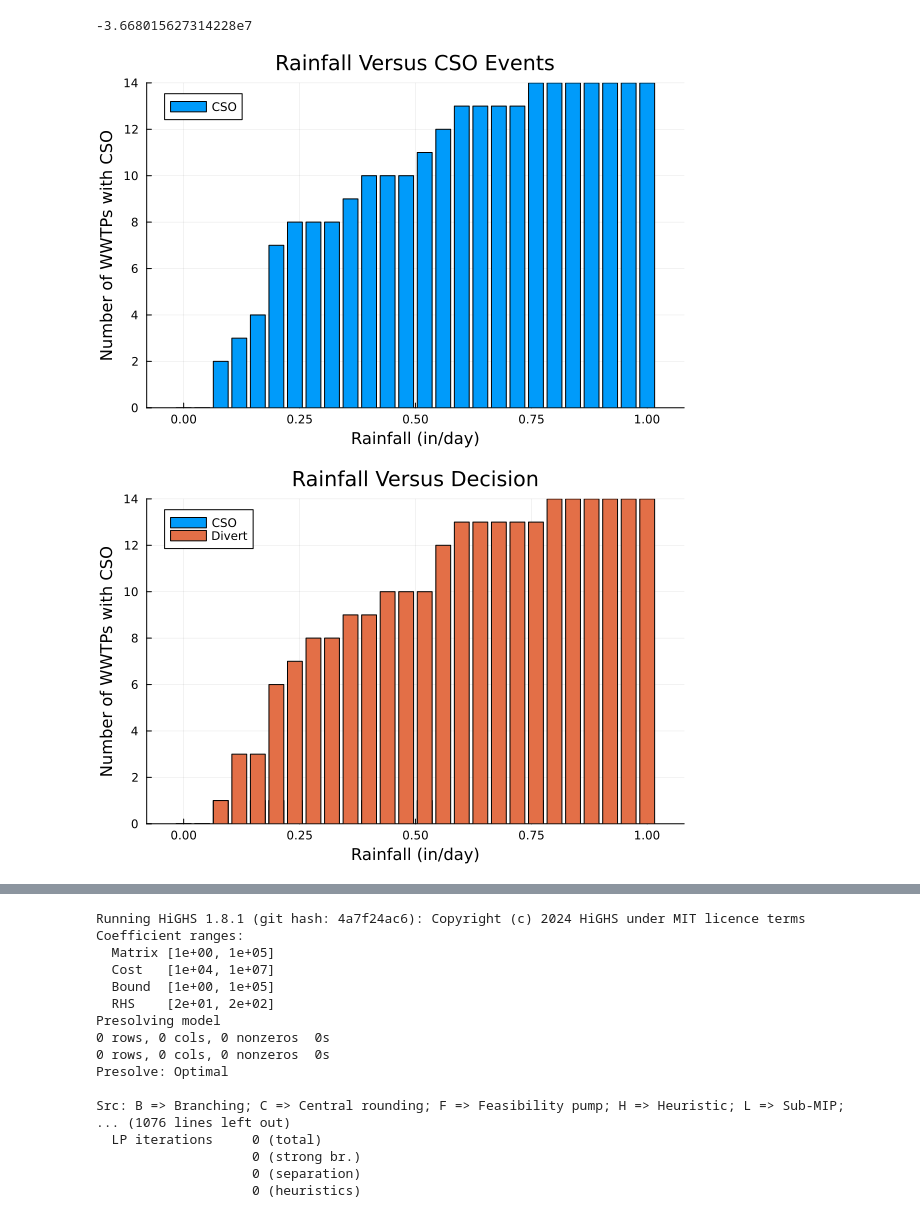
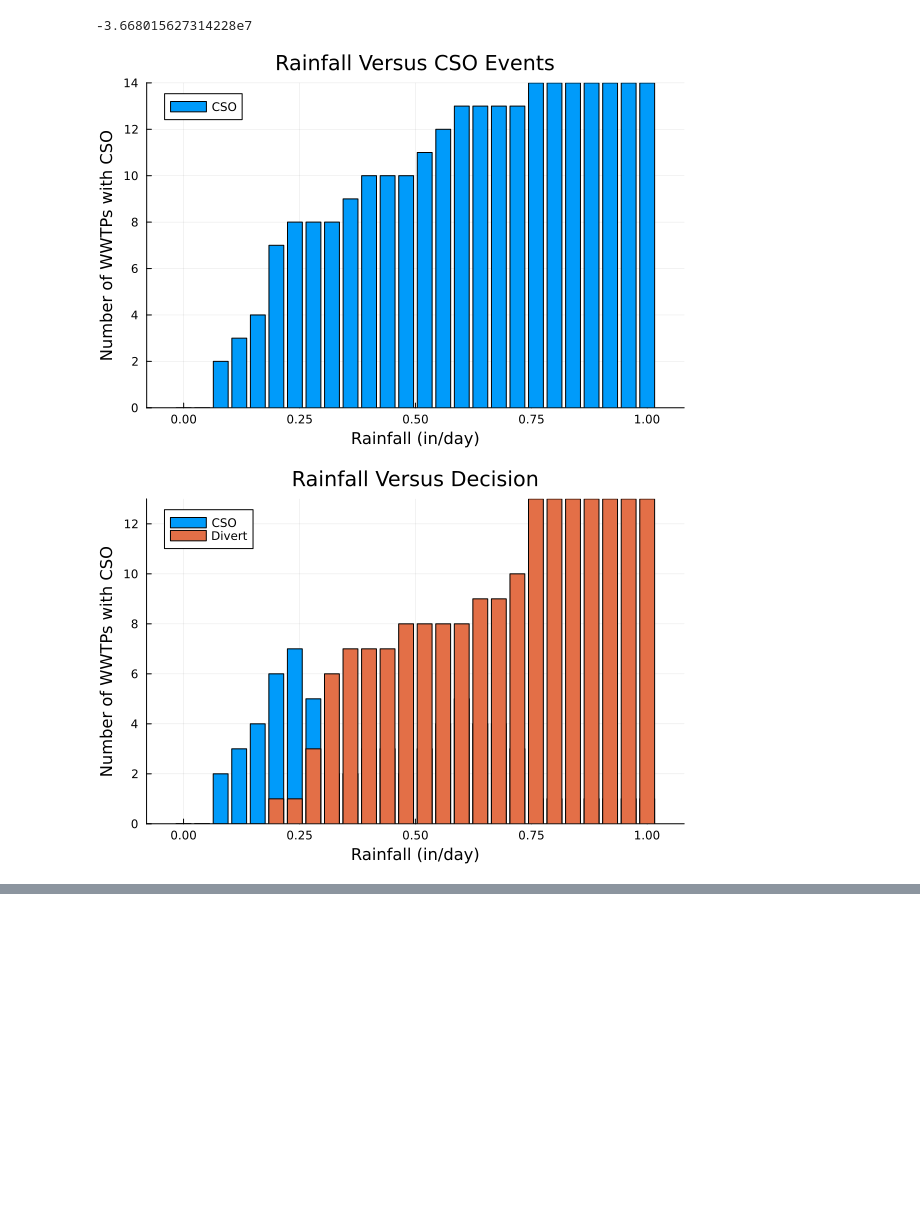
Before and after one commit to jiamingy5/4750project, a Jupyter notebook: BEE 4750 Final.ipynb, the cells around one changed output, grey strips where cells are left out. Drawn from its saved outputs; the diff is of its cells as text; code cells hidden in the pictures; blank space fills up the shorter version.

Commit message:
new cso cost

```diff
--- a/BEE 4750 Final.ipynb
+++ b/BEE 4750 Final.ipynb
@@ -54,7 +54,8 @@ storm_height = 0.3/12 #feet / day for most but not all over #BASE CONDITION
 drainage_area = data["Sheet1!D2:D15"] #acres = (miles^2)/640
 storm_vol = (storm_height * drainage_area)/3.06888 #MGD = ((in/day)*acre)/(3.06888 acre foot / Mgal)
 treatment_cost = 9544.79 #dollars / MGD
-CSO_cost = 1_500_000; #dollars/Mgal #BASE CONDITION
+# CSO_cost = 1_500_000; #dollars/Mgal # incorrect BASE CONDITION
+CSO_cost = 150_000; #corrected base condition
 # %%
 #Setting Up Optimization
 stormwater_model = Model(HiGHS.Optimizer) #initialize model object
@@ -182,53 +184,39 @@ for i in 1:length(rainfall)
         @constraint(stormwater_model, Q[i] + O[i] == C[i]*(storm_vol[i] + sanitary_demand[i] - design_capacity[i]))
     end
 
+
+
     optimize!(stormwater_model)
+
     overflow_total[i] = value.(sum(C))
-    CSO_num[i]= value.(sum(C))- value.(sum(W))
-    divert_num[i] = value.(sum(W))
-    overflow_amount[i] = value.(sum(Q)) + value.(sum(O))
+    divert_num[i] =  value.(sum(W))
+    CSO_num[i]=  overflow_total[i] -  divert_num[i]
+    overflow_amount[i] =  value.(sum(Q)) +  value.(sum(O))
 end
 
 #rainfall vs cso events scatter plot
 bar_graph1 = bar(rainfall, overflow_total, label="CSO")
 title!("Rainfall Versus CSO Events")
 xlabel!("Rainfall (in/day)")
 ylabel!("Number of WWTPs with CSO")
 # savefig("4750bar1.png")
 
 bar_graph2 = bar(rainfall, [CSO_num, divert_num], stack=true, label=["CSO" "Divert"])
 title!("Rainfall Versus Decision")
 xlabel!("Rainfall (in/day)")
 ylabel!("Number of WWTPs with CSO")
 # savefig("4750bar2.png")
 
 scatterplot = scatter(rainfall, overflow_amount)
 title!("Rainfall Versus Overflow Amount")
 xlabel!("Rainfall (in/day)")
 ylabel!("Overflow Total (MGD)")
 # savefig("4750scatter.png")
 
 display(bar_graph1)
 display(bar_graph2)
 display(scatterplot)
 # %% [output]
 [figure]
-[figure, old version]
+[figure, new version]
 [figure]
-Running HiGHS 1.8.1 (git hash: 4a7f24ac6): Copyright (c) 2024 HiGHS under MIT licence terms
-Coefficient ranges:
-  Matrix [1e+00, 1e+05]
-  Cost   [1e+04, 1e+07]
-  Bound  [1e+00, 1e+05]
-  RHS    [2e+01, 2e+02]
-Presolving model
-0 rows, 0 cols, 0 nonzeros  0s
-0 rows, 0 cols, 0 nonzeros  0s
-Presolve: Optimal
-
-Src: B => Branching; C => Central rounding; F => Feasibility pump; H => Heuristic; L => Sub-MIP;
-... (1076 lines left out)
-  LP iterations     0 (total)
-                    0 (strong br.)
-                    0 (separation)
-                    0 (heuristics)
```
Also changed, not shown: parts of 3 cells of this notebook.
